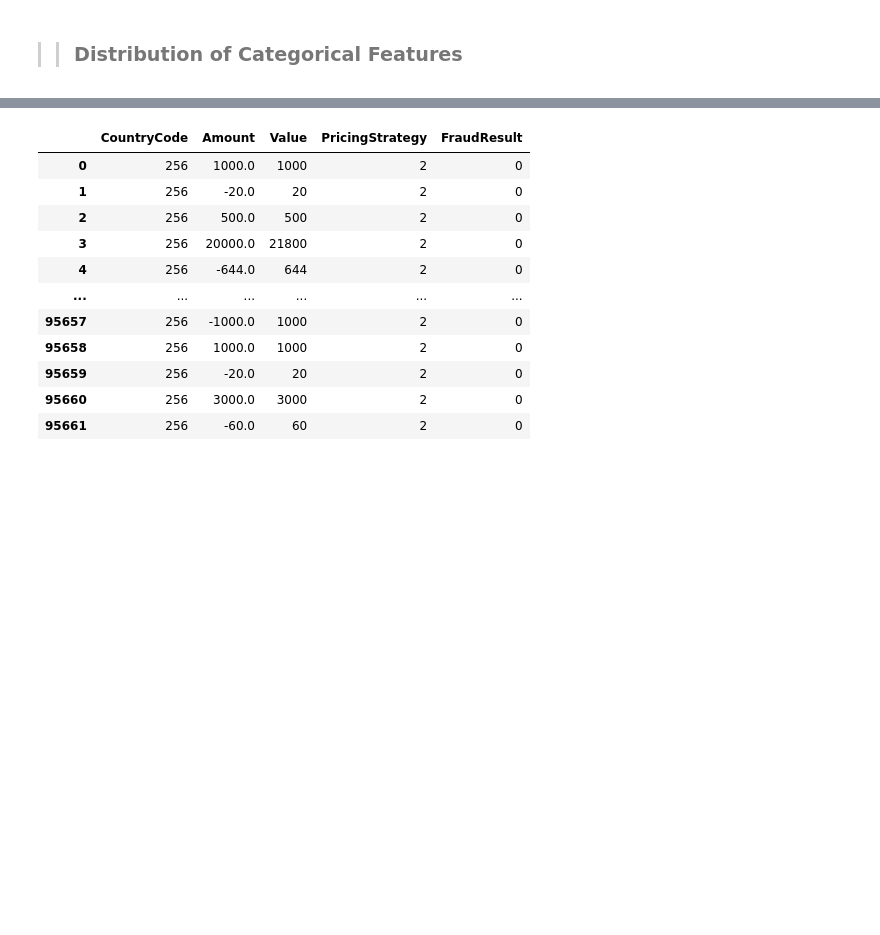
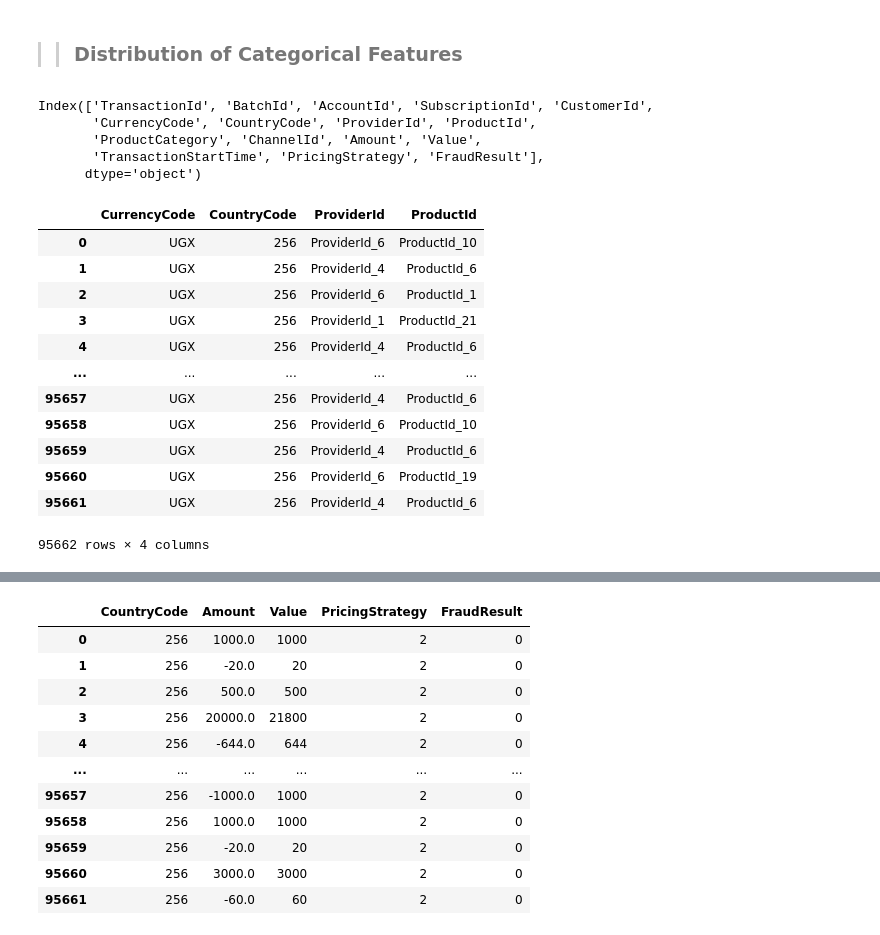
Before and after one commit to amannnnnyyyy/Credit-Scoring_and_Risk-Analysis, a Jupyter notebook: notebooks/credit_scoring_bati.ipynb, the cells around one changed output, grey strips where cells are left out. Cells and saved outputs as stored; diff of their text form; code cells hidden in the pictures; blank space fills up the shorter version.

```diff
--- a/notebooks/credit_scoring_bati.ipynb
+++ b/notebooks/credit_scoring_bati.ipynb
@@ -198,4 +203,28 @@ visualize_numerical_features(data)
 [figure]
 # %% [markdown]
 >> ### Distribution of Categorical Features
+# %%
+data.columns
+# %% [output]
+Index(['TransactionId', 'BatchId', 'AccountId', 'SubscriptionId', 'CustomerId',
+       'CurrencyCode', 'CountryCode', 'ProviderId', 'ProductId',
+       'ProductCategory', 'ChannelId', 'Amount', 'Value',
+       'TransactionStartTime', 'PricingStrategy', 'FraudResult'],
+      dtype='object')
+# %%
+data[['CurrencyCode', 'CountryCode', 'ProviderId', 'ProductId']]
+# %% [output]
+|  | CurrencyCode | CountryCode | ProviderId | ProductId |
+| 0 | UGX | 256 | ProviderId_6 | ProductId_10 |
+| 1 | UGX | 256 | ProviderId_4 | ProductId_6 |
+| 2 | UGX | 256 | ProviderId_6 | ProductId_1 |
+| 3 | UGX | 256 | ProviderId_1 | ProductId_21 |
+| 4 | UGX | 256 | ProviderId_4 | ProductId_6 |
+| ... | ... | ... | ... | ... |
+| 95657 | UGX | 256 | ProviderId_4 | ProductId_6 |
+| 95658 | UGX | 256 | ProviderId_6 | ProductId_10 |
+| 95659 | UGX | 256 | ProviderId_4 | ProductId_6 |
+| 95660 | UGX | 256 | ProviderId_6 | ProductId_19 |
+| 95661 | UGX | 256 | ProviderId_4 | ProductId_6 |
+95662 rows × 4 columns
 # %%
```
Also changed, not shown: parts of 3 cells of this notebook.
